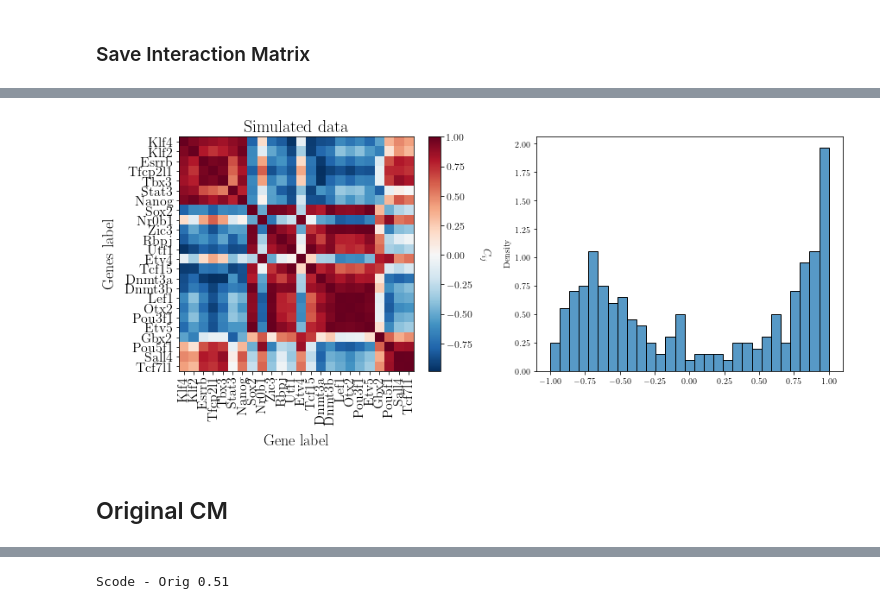
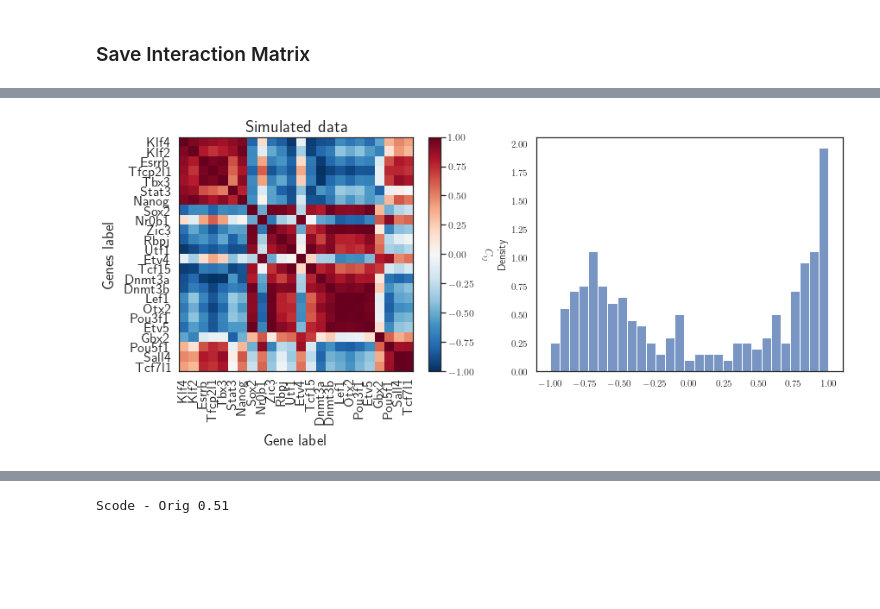
Before and after one commit to CleliaCorridori/GRN_Inference_CODE, a Jupyter notebook: SCODE_MB-LogNorm.ipynb, the cells around one changed output, grey strips where cells are left out. Cells and saved outputs as stored; diff of their text form; code cells hidden in the pictures; blank space fills up the shorter version.

```diff
--- a/SCODE_MB-LogNorm.ipynb
+++ b/SCODE_MB-LogNorm.ipynb
@@ -26,5 +23,9 @@ import lib.funcs_ko as funcs_ko
 %load_ext autoreload
 %autoreload 2
 # %%
-matplotlib.rc('font', **{'family': 'serif', 'serif': ['Computer Modern']})
+# matplotlib.rc('font', **{'family': 'serif', 'serif': ['Computer Modern']})
+# matplotlib.rc('text', usetex=True)
+
 matplotlib.rc('text', usetex=True)
+sns.set(font='Avenir')
+sns.set(style="white")
@@ -463,10 +352,14 @@ matplotlib.rc('text', usetex=True)
+# %%
+matplotlib.rc('text', usetex=True)
+sns.set(font='Avenir')
+sns.set(style="white")
 # %%
 compute = False
 N_sim=500
 df_sim = np.zeros((len(genes_order), 101, N_sim))
 
 for ii in range(N_sim):
-    if ii%50==0:
+    if ii%100==0:
         print("Exp ", ii)
     out_sim = "/Users/cleliacorridori/Dropbox_2021\ Dropbox/Jorah\ Mormont/GRN_Inference/DATA/OUT_SCODE_LN/KO_LN/NO_KO/out_simSCODE_LogNorm_MB_"+str(ii)+".txt"
 
@@ -565,22 +431,21 @@ fraction of significant 0.6666666666666666
 # %%
 cm_sim = np.zeros((df_sim.shape[0], df_sim.shape[0], df_sim.shape[2]))
 for ii in range(df_sim.shape[2]):
     cm_sim[:,:, ii] = np.corrcoef(df_sim[:,:,ii])
-cm_sim_SCODE_PST_MB_lN_Cont = np.mean(cm_sim, axis=2)
+cm_sim_SCODE_PST_MB_pN_Cont = np.mean(cm_sim, axis=2)
+# cm_sim_SCODE_PST_MB_pN_Cont = np.corrcoef(df_sim)
 
 bins = np.linspace(-1, 1, 30)
 
 fig, ax = plt.subplots(nrows=1, ncols=2, figsize=(14, 5))
-figfunc.plotmat(cm_sim_SCODE_PST_MB_lN_Cont, fig, ax[0], genes_order, "Simulated data")
-sns.histplot(np.ndarray.flatten(cm_sim_SCODE_PST_MB_lN_Cont), bins=bins,  ax=ax[1], stat="density")
+figfunc.plotmat(cm_sim_SCODE_PST_MB_pN_Cont, fig, ax[0], genes_order, "Simulated data")
+sns.histplot(np.ndarray.flatten(cm_sim_SCODE_PST_MB_pN_Cont), bins=bins,  ax=ax[1], stat="density")
 plt.show()
 
 # # plt.imshow(np.corrcoef(spins_new_lN))
 # print(np.where(spins_sim==float("nan")))
 # %% [output]
-[figure, old version]
+[figure, new version]
-# %% [markdown]
-## Original CM
 # %%
 cm_pst_mb_psiNorm = np.corrcoef(data_LN)
 
```
Also changed, not shown: parts of 86 cells of this notebook, 15 other files.
